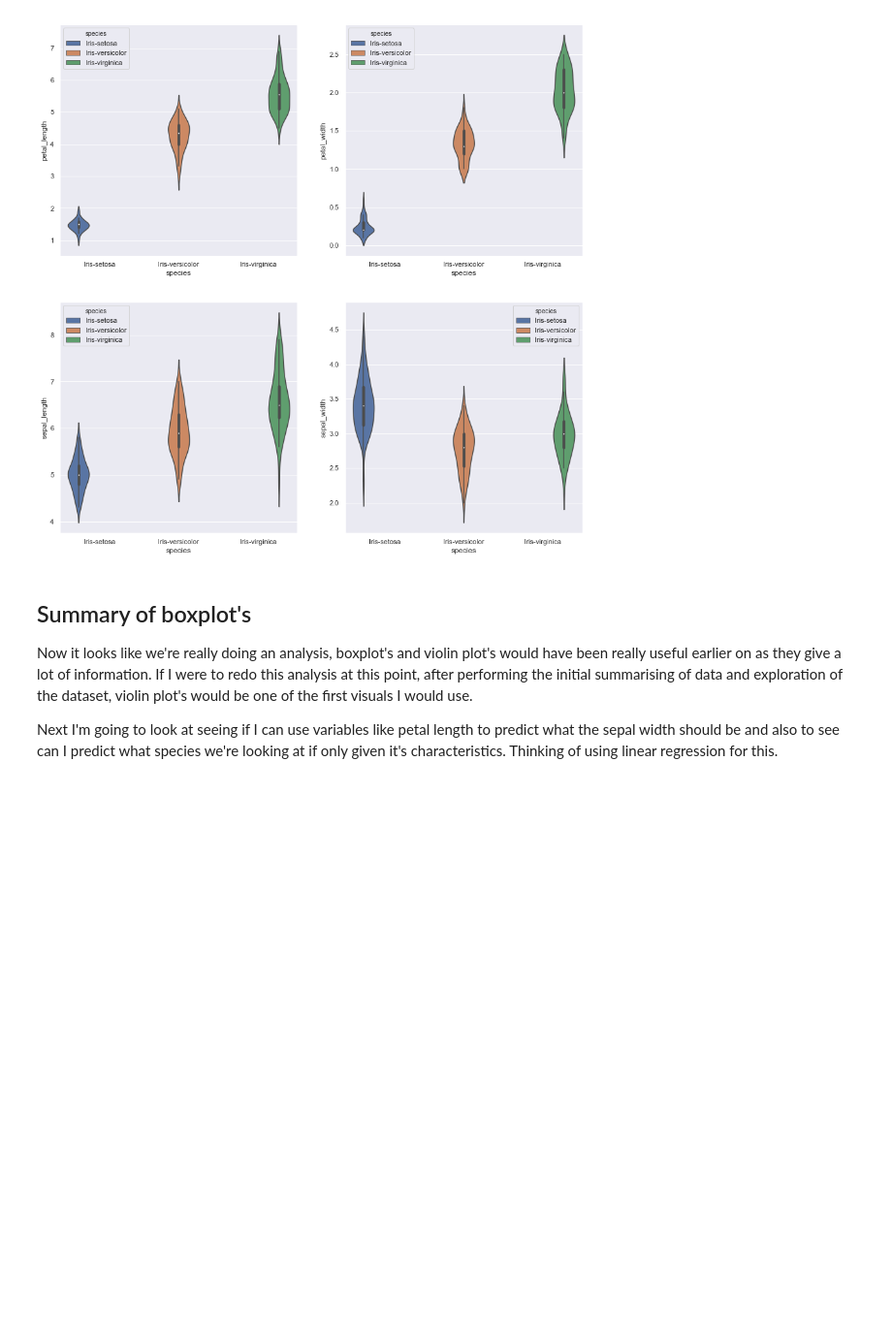
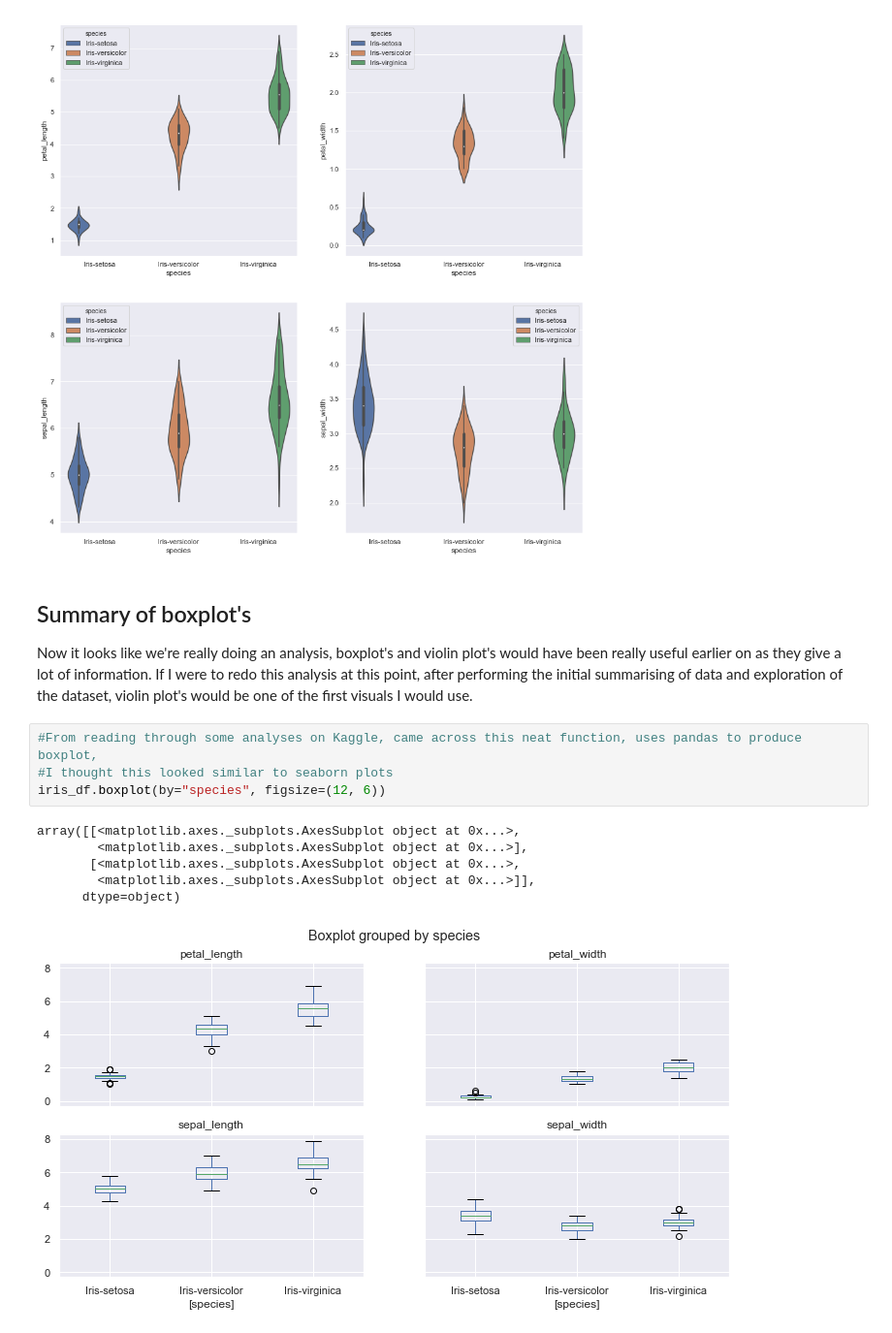
Before and after one commit to itskeithstudent/pands-project-iris-2020, a Jupyter notebook: Jupyter Analysis/iris_prelim_analysis.ipynb, the cells around one changed output. Shown at 97% size. Saved outputs shown, nothing was run; the diff lists cells and outputs as text; blank space fills up the shorter version.

```diff
--- a/Jupyter Analysis/iris_prelim_analysis.ipynb
+++ b/Jupyter Analysis/iris_prelim_analysis.ipynb
@@ -634,6 +633,14 @@ sns.violinplot(x='species', y='sepal_width', hue='species', data=iris_df, ax=axe
 ## Summary of boxplot's
 Now it looks like we're really doing an analysis, boxplot's and violin plot's would have been really useful earlier on as they give a lot of information.
 If I were to redo this analysis at this point, after performing the initial summarising of data and exploration of the dataset, violin plot's would be one of the first visuals I would use.
-
-Next I'm going to look at seeing if I can use variables like petal length to predict what the sepal width should be and also to see can I predict what species we're looking at if only given it's characteristics.
-Thinking of using linear regression for this.
+# %%
+#From reading through some analyses on Kaggle, came across this neat function, uses pandas to produce boxplot,
+#I thought this looked similar to seaborn plots
+iris_df.boxplot(by="species", figsize=(12, 6))
+# %% [output]
+array([[<matplotlib.axes._subplots.AxesSubplot object at 0x...>,
+        <matplotlib.axes._subplots.AxesSubplot object at 0x...>],
+       [<matplotlib.axes._subplots.AxesSubplot object at 0x...>,
+        <matplotlib.axes._subplots.AxesSubplot object at 0x...>]],
+      dtype=object)
+[figure, added]
```
Also changed, not shown: parts of 4 cells of this notebook.
